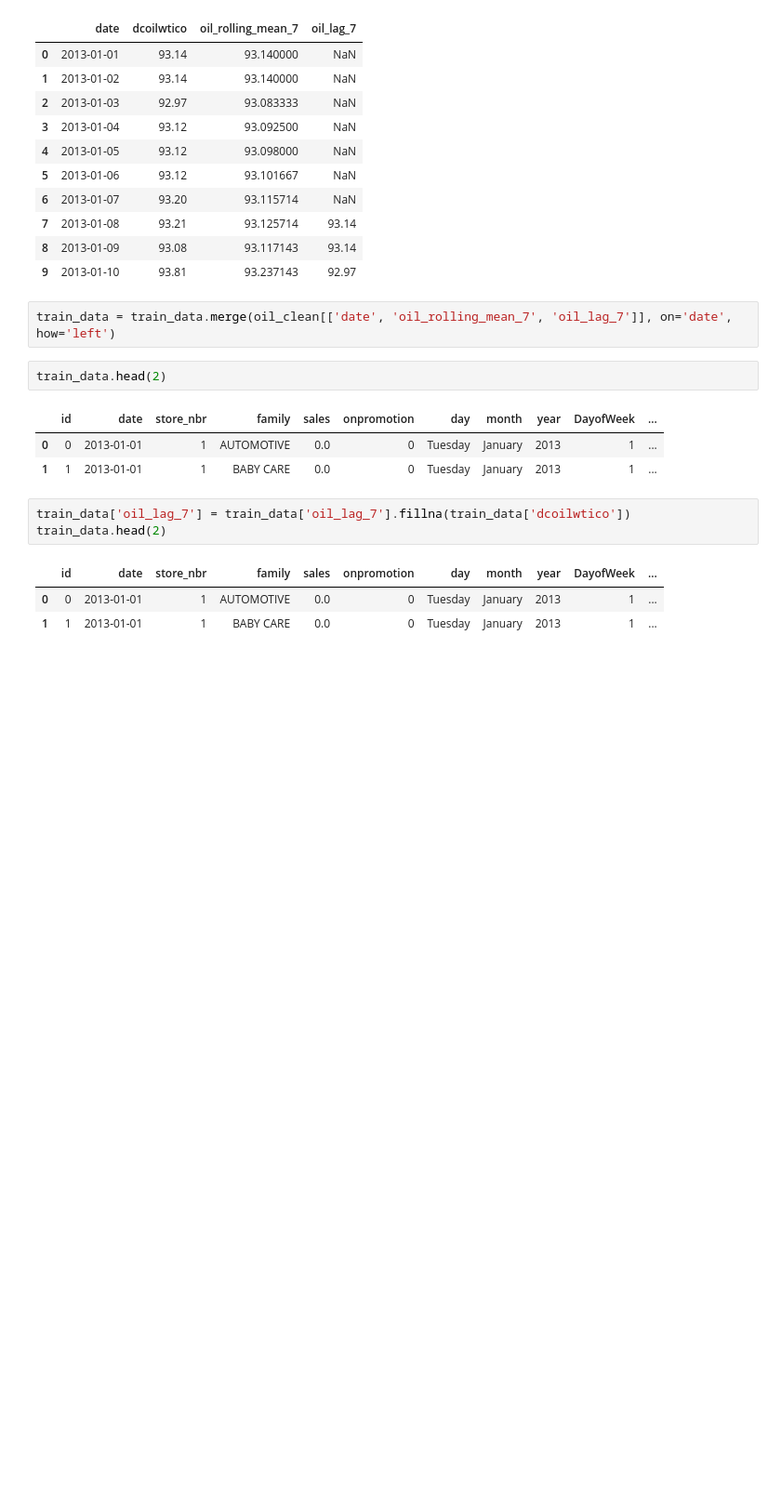
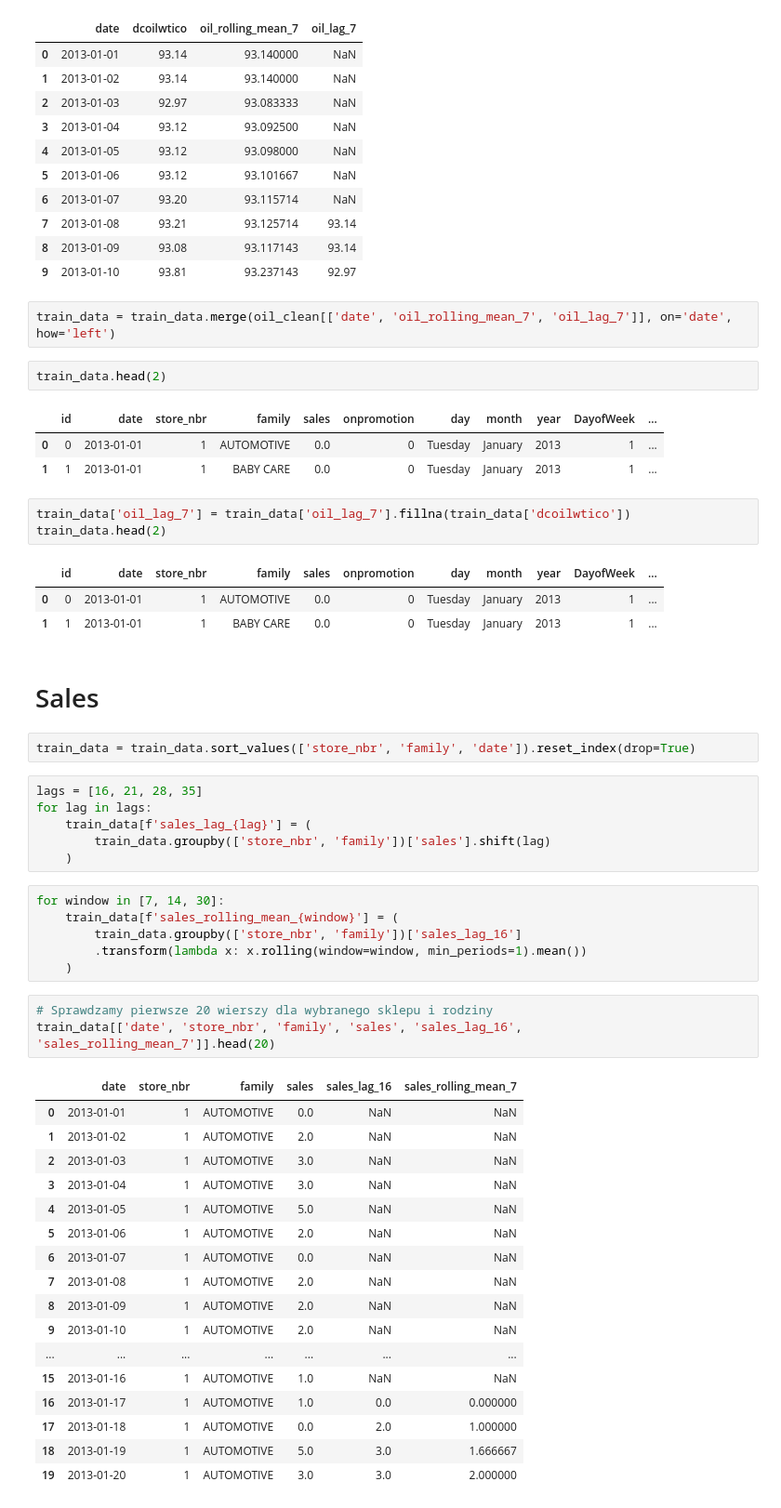
Before and after one commit to mrklipinsk-sys/ML-pracitites-, a Jupyter notebook: Store_Time_Series_Forecasting/notebook/store_sales.ipynb, the cells around one changed output. Shown at 93% size. Saved outputs shown, nothing was run; the diff lists cells and outputs as text; blank space fills up the shorter version.

```diff
--- a/Store_Time_Series_Forecasting/notebook/store_sales.ipynb
+++ b/Store_Time_Series_Forecasting/notebook/store_sales.ipynb
@@ -983,3 +987,40 @@ train_data.head(2)
 |  | id | date | store_nbr | family | sales | onpromotion | day | month | year | DayofWeek | ... |
 | 0 | 0 | 2013-01-01 | 1 | AUTOMOTIVE | 0.0 | 0 | Tuesday | January | 2013 | 1 | ... |
 | 1 | 1 | 2013-01-01 | 1 | BABY CARE | 0.0 | 0 | Tuesday | January | 2013 | 1 | ... |
+# %% [markdown]
+# Sales
+# %%
+train_data = train_data.sort_values(['store_nbr', 'family', 'date']).reset_index(drop=True)
+# %%
+lags = [16, 21, 28, 35]
+for lag in lags:
+    train_data[f'sales_lag_{lag}'] = (
+        train_data.groupby(['store_nbr', 'family'])['sales'].shift(lag)
+    )
+# %%
+for window in [7, 14, 30]:
+    train_data[f'sales_rolling_mean_{window}'] = (
+        train_data.groupby(['store_nbr', 'family'])['sales_lag_16']
+        .transform(lambda x: x.rolling(window=window, min_periods=1).mean())
+    )
+# %%
+# Sprawdzamy pierwsze 20 wierszy dla wybranego sklepu i rodziny
+train_data[['date', 'store_nbr', 'family', 'sales', 'sales_lag_16', 'sales_rolling_mean_7']].head(20)
+# %% [output]
+|  | date | store_nbr | family | sales | sales_lag_16 | sales_rolling_mean_7 |
+| 0 | 2013-01-01 | 1 | AUTOMOTIVE | 0.0 | NaN | NaN |
+| 1 | 2013-01-02 | 1 | AUTOMOTIVE | 2.0 | NaN | NaN |
+| 2 | 2013-01-03 | 1 | AUTOMOTIVE | 3.0 | NaN | NaN |
+| 3 | 2013-01-04 | 1 | AUTOMOTIVE | 3.0 | NaN | NaN |
+| 4 | 2013-01-05 | 1 | AUTOMOTIVE | 5.0 | NaN | NaN |
+| 5 | 2013-01-06 | 1 | AUTOMOTIVE | 2.0 | NaN | NaN |
+| 6 | 2013-01-07 | 1 | AUTOMOTIVE | 0.0 | NaN | NaN |
+| 7 | 2013-01-08 | 1 | AUTOMOTIVE | 2.0 | NaN | NaN |
+| 8 | 2013-01-09 | 1 | AUTOMOTIVE | 2.0 | NaN | NaN |
+| 9 | 2013-01-10 | 1 | AUTOMOTIVE | 2.0 | NaN | NaN |
+| ... | ... | ... | ... | ... | ... | ... |
+| 15 | 2013-01-16 | 1 | AUTOMOTIVE | 1.0 | NaN | NaN |
+| 16 | 2013-01-17 | 1 | AUTOMOTIVE | 1.0 | 0.0 | 0.000000 |
+| 17 | 2013-01-18 | 1 | AUTOMOTIVE | 0.0 | 2.0 | 1.000000 |
+| 18 | 2013-01-19 | 1 | AUTOMOTIVE | 5.0 | 3.0 | 1.666667 |
+| 19 | 2013-01-20 | 1 | AUTOMOTIVE | 3.0 | 3.0 | 2.000000 |
```
Also changed, not shown: parts of 34 cells of this notebook, 7 other files.
